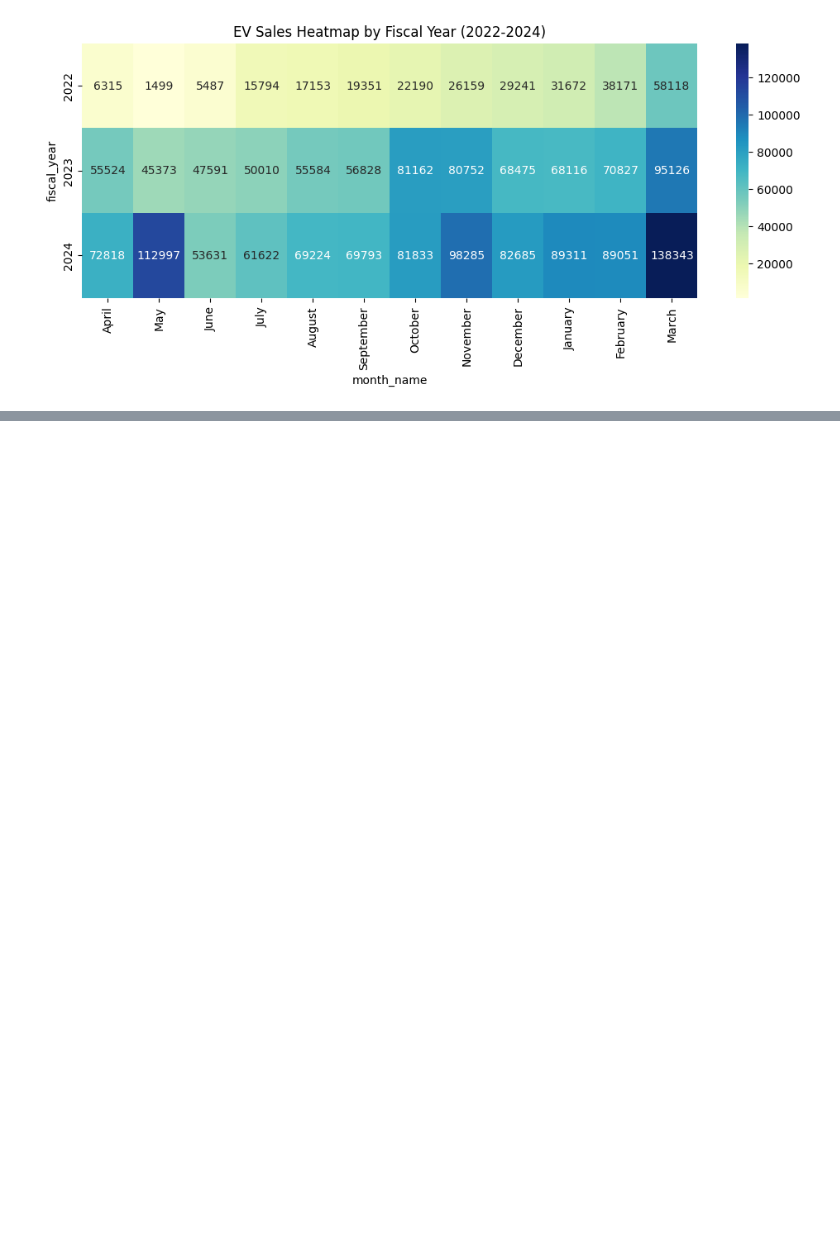
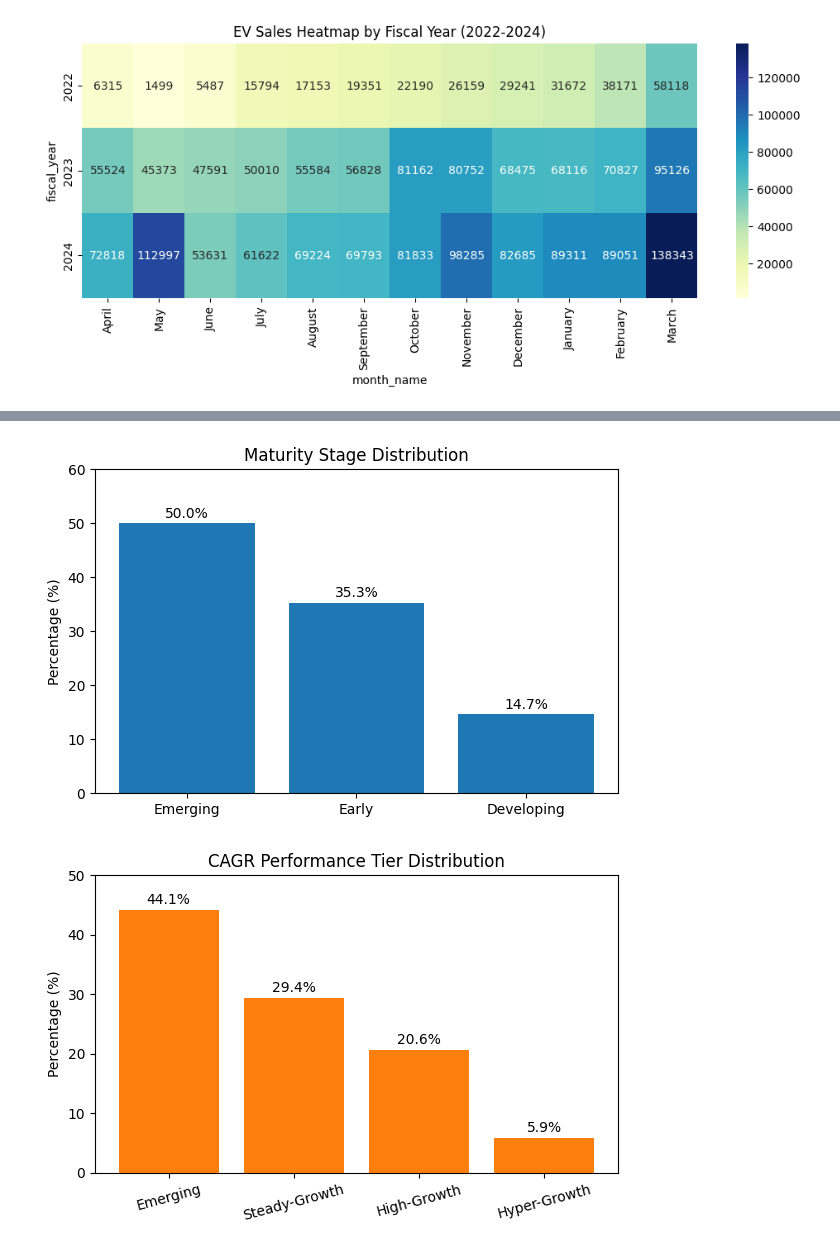
Before and after one commit to sadiqhasanrupani/ev-analysis, a Jupyter notebook: notebooks/research/ev_peak_low_months.ipynb, the cells around one changed output, grey strips where cells are left out. Cells and saved outputs as stored; diff of their text form; code cells hidden in the pictures; blank space fills up the shorter version.

```diff
--- a/notebooks/research/ev_peak_low_months.ipynb
+++ b/notebooks/research/ev_peak_low_months.ipynb
@@ -160,0 +325,40 @@ plt.show()
+# %%
+import pandas as pd
+import matplotlib.pyplot as plt
+
+# Data
+maturity_data = pd.DataFrame({
+    "Maturity Stage": ["Emerging", "Early", "Developing"],
+    "Percentage": [50.0, 35.3, 14.7]
+})
+
+cagr_data = pd.DataFrame({
+    "Growth Tier": ["Emerging", "Steady-Growth", "High-Growth", "Hyper-Growth"],
+    "Percentage": [44.1, 29.4, 20.6, 5.9]
+})
+
+# --- Plot Maturity Stage Distribution ---
+plt.figure(figsize=(6, 4))
+plt.bar(maturity_data["Maturity Stage"], maturity_data["Percentage"], color="#1f77b4")
+plt.ylabel("Percentage (%)")
+plt.title("Maturity Stage Distribution")
+plt.ylim(0, 60)
+for i, val in enumerate(maturity_data["Percentage"]):
+    plt.text(i, val + 1, f"{val}%", ha='center', fontsize=10)
+plt.tight_layout()
+plt.show()
+
+# --- Plot CAGR Tier Distribution ---
+plt.figure(figsize=(6, 4))
+plt.bar(cagr_data["Growth Tier"], cagr_data["Percentage"], color="#ff7f0e")
+plt.ylabel("Percentage (%)")
+plt.title("CAGR Performance Tier Distribution")
+plt.ylim(0, 50)
+plt.xticks(rotation=15)
+for i, val in enumerate(cagr_data["Percentage"]):
+    plt.text(i, val + 1, f"{val}%", ha='center', fontsize=10)
+plt.tight_layout()
+plt.show()
+# %% [output]
+[figure, added]
+[figure, added]
```
Also changed, not shown: parts of 6 cells of this notebook, 23 other files.
